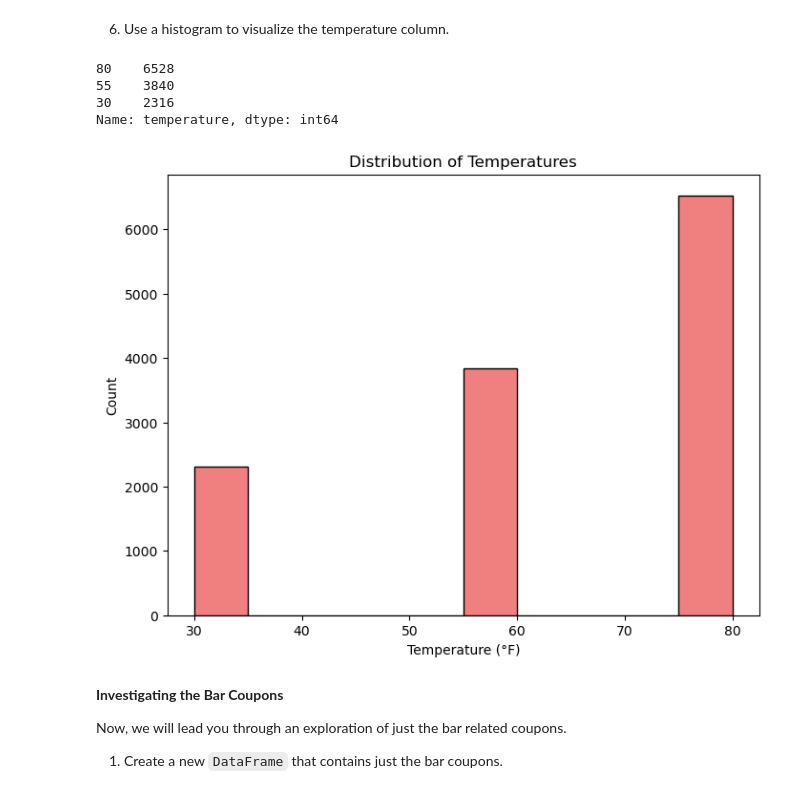
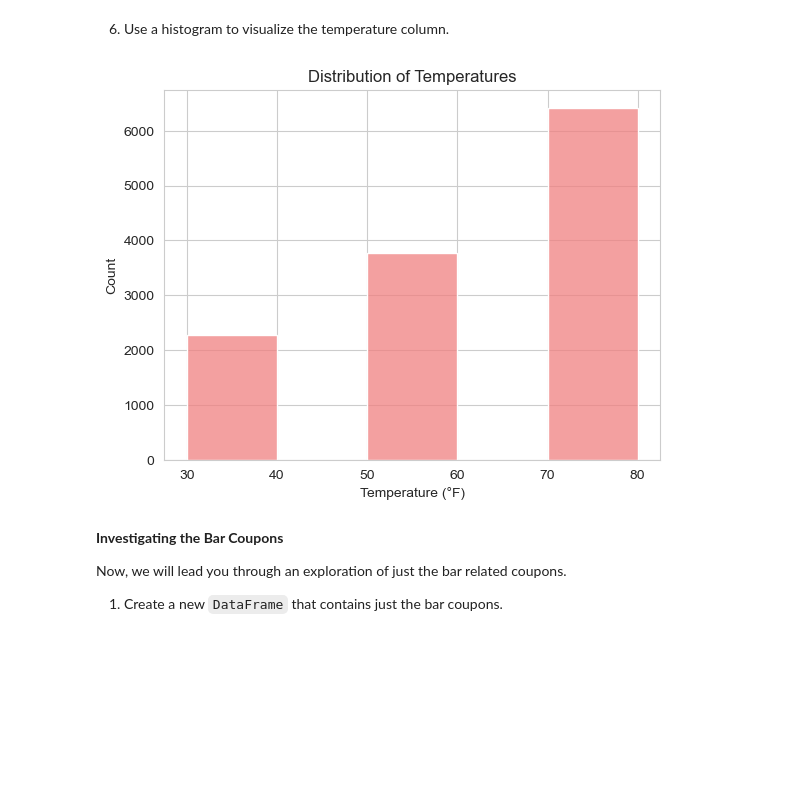
Before and after one commit to iffj/ai-ml-portfolio, a Jupyter notebook: assignment_1/prompt.ipynb, the cells around one changed output. Cells and saved outputs as stored; diff of their text form; code cells hidden in the pictures; blank space fills up the shorter version.

```diff
--- a/assignment_1/prompt.ipynb
+++ b/assignment_1/prompt.ipynb
@@ -134,8 +134,3 @@ NaN       217
 Name: CoffeeHouse, dtype: int64
 # %% [markdown]
 3. Decide what to do about your missing data -- drop, replace, other...
-# %%
-data['Restaurant20To50'].value_counts(dropna=False)
-
-data['Bar'].replace({'less1': 'never', pd.NA: 'never'}, inplace=True)
-data = data.dropna(subset=['Bar', 'CoffeeHouse'])
@@ -173,21 +168,16 @@ plt.show()
 # %%
 temperature_value_counts = data['temperature'].value_counts()
 
-print(temperature_value_counts)
-
-plt.figure(figsize=(8, 6))
-plt.hist(data['temperature'], bins=10, color='lightcoral', edgecolor='black')
-plt.title('Distribution of Temperatures')
+sns.set_style("whitegrid")
+sns.histplot(data['temperature'], bins=5, kde=False, color='lightcoral')
 plt.xlabel('Temperature (°F)')
 plt.ylabel('Count')
+plt.title('Distribution of Temperatures')
+plt.show()
 
 plt.show()
 # %% [output]
-80    6528
-55    3840
-30    2316
-Name: temperature, dtype: int64
-[figure, old version]
+[figure, new version]
 # %% [markdown]
 **Investigating the Bar Coupons**
 
```
Also changed, not shown: parts of 19 cells of this notebook, 2 other files.
